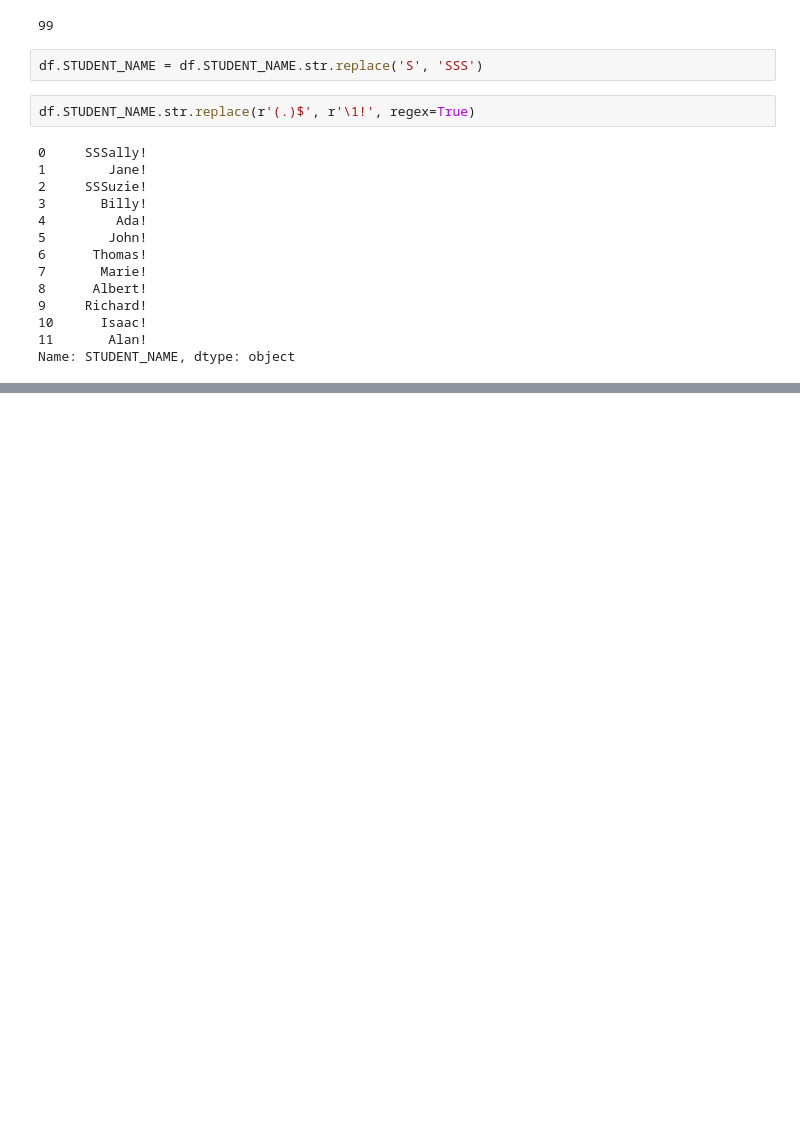
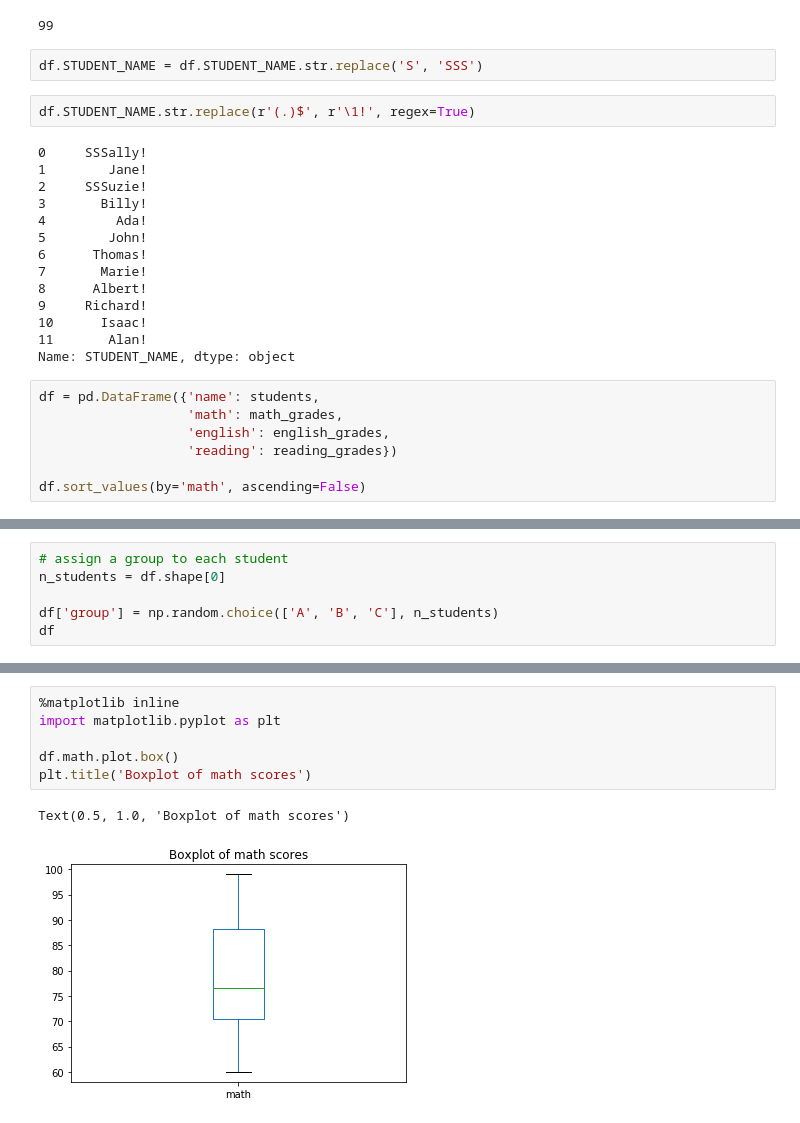
Before and after one commit to CodeupClassroom/ada-python-exercises, a Jupyter notebook: pandas_lesson.ipynb, the cells around one changed output, grey strips where cells are left out. Saved outputs shown, nothing was run; the diff lists cells and outputs as text; blank space fills up the shorter version.

Commit message:
Add aggregating and plotting example code

```diff
--- a/pandas_lesson.ipynb
+++ b/pandas_lesson.ipynb
@@ -362,3 +362,10 @@ df.STUDENT_NAME.str.replace(r'(.)$', r'\1!', regex=True)
 10      Isaac!
 11       Alan!
 Name: STUDENT_NAME, dtype: object
+# %%
+df = pd.DataFrame({'name': students,
+                   'math': math_grades,
+                   'english': english_grades,
+                   'reading': reading_grades})
+
+df.sort_values(by='math', ascending=False)
@@ -364,0 +386,6 @@ Name: STUDENT_NAME, dtype: object
+# %%
+# assign a group to each student
+n_students = df.shape[0]
+
+df['group'] = np.random.choice(['A', 'B', 'C'], n_students)
+df
@@ -364,0 +431,9 @@ Name: STUDENT_NAME, dtype: object
+# %%
+%matplotlib inline
+import matplotlib.pyplot as plt
+
+df.math.plot.box()
+plt.title('Boxplot of math scores')
+# %% [output]
+Text(0.5, 1.0, 'Boxplot of math scores')
+[figure, added]
```
Also changed, not shown: parts of 8 cells of this notebook.
